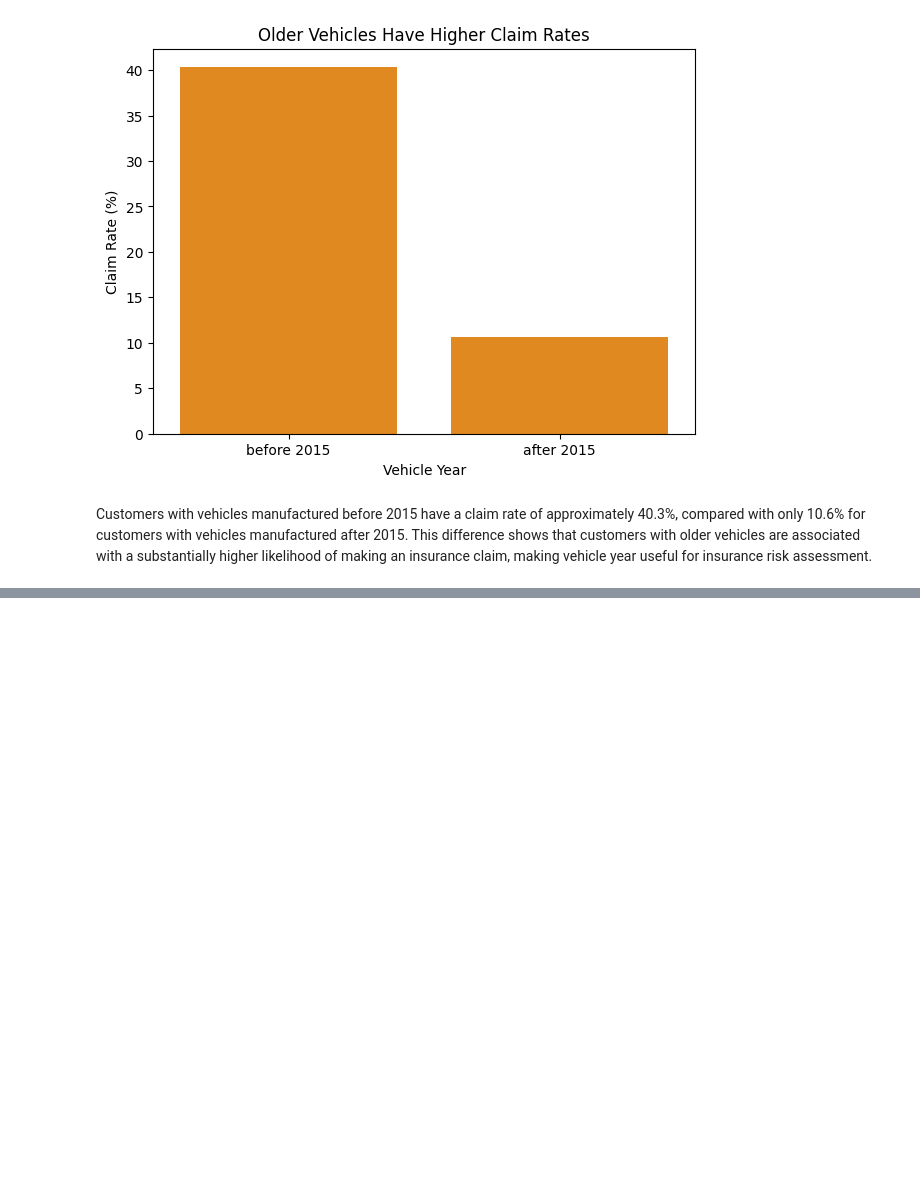
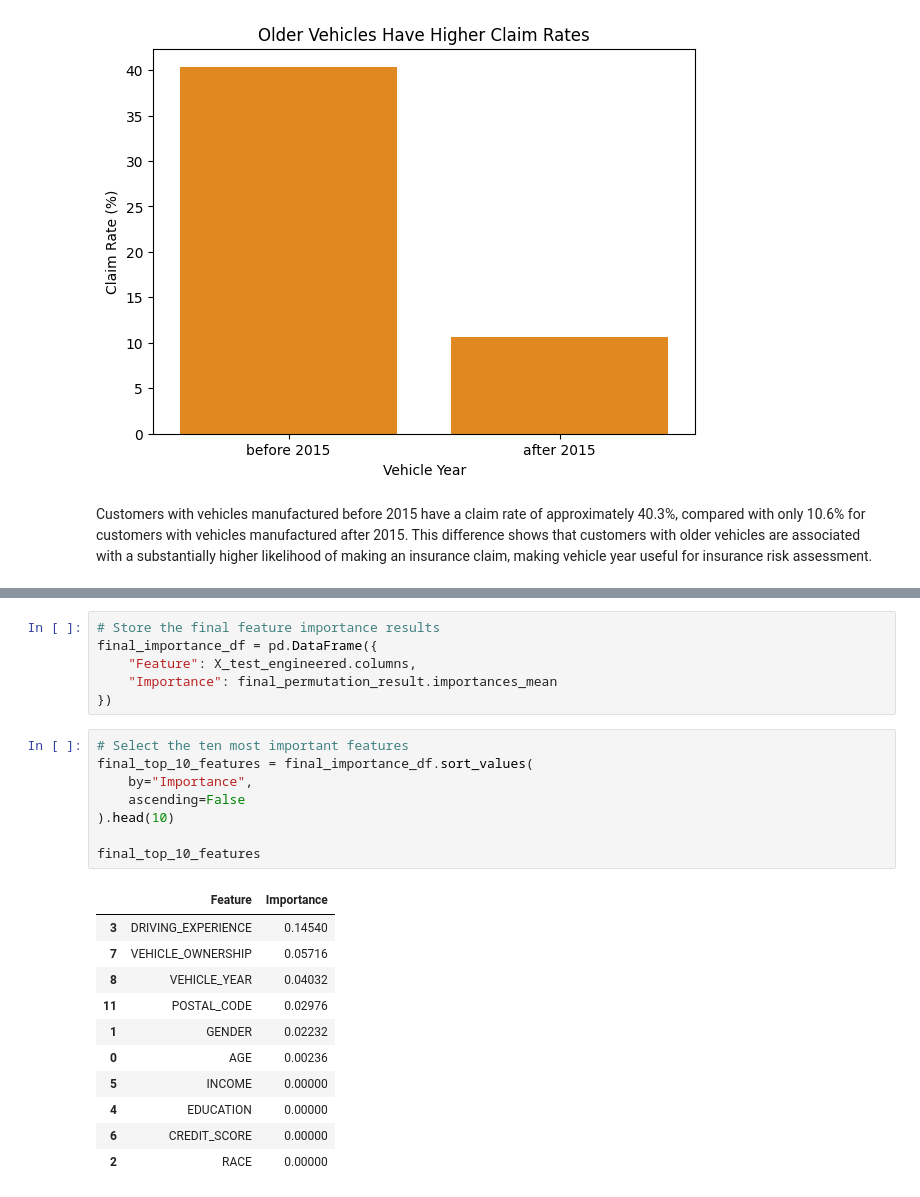
Before and after one commit to Shojaiaa/Car-Insurance-Claim-Prediction, a Jupyter notebook: Car_Insurance_Claim_Prediction.ipynb, the cells around one changed output, grey strips where cells are left out. Cells and saved outputs as stored; diff of their text form; blank space fills up the shorter version.

```diff
--- a/Car_Insurance_Claim_Prediction.ipynb
+++ b/Car_Insurance_Claim_Prediction.ipynb
@@ -589,0 +937,26 @@ Customers with vehicles manufactured before 2015 have a claim rate of approximat
+# %%
+# Store the final feature importance results
+final_importance_df = pd.DataFrame({
+    "Feature": X_test_engineered.columns,
+    "Importance": final_permutation_result.importances_mean
+})
+# %%
+# Select the ten most important features
+final_top_10_features = final_importance_df.sort_values(
+    by="Importance",
+    ascending=False
+).head(10)
+
+final_top_10_features
+# %% [output]
+|  | Feature | Importance |
+| 3 | DRIVING_EXPERIENCE | 0.14540 |
+| 7 | VEHICLE_OWNERSHIP | 0.05716 |
+| 8 | VEHICLE_YEAR | 0.04032 |
+| 11 | POSTAL_CODE | 0.02976 |
+| 1 | GENDER | 0.02232 |
+| 0 | AGE | 0.00236 |
+| 5 | INCOME | 0.00000 |
+| 4 | EDUCATION | 0.00000 |
+| 6 | CREDIT_SCORE | 0.00000 |
+| 2 | RACE | 0.00000 |
```
Also changed, not shown: parts of 32 cells of this notebook.
